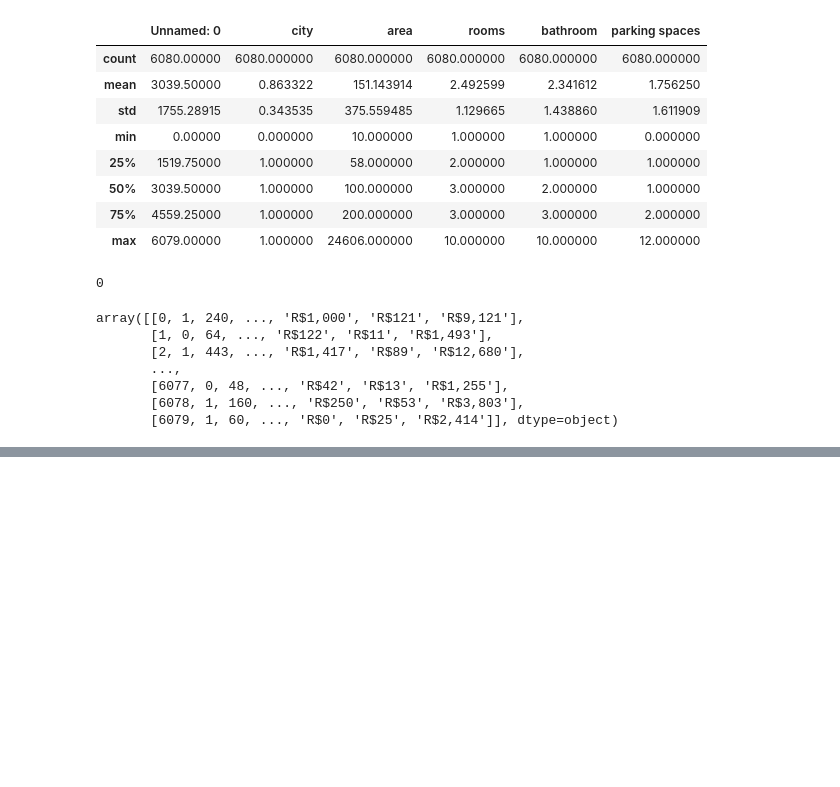
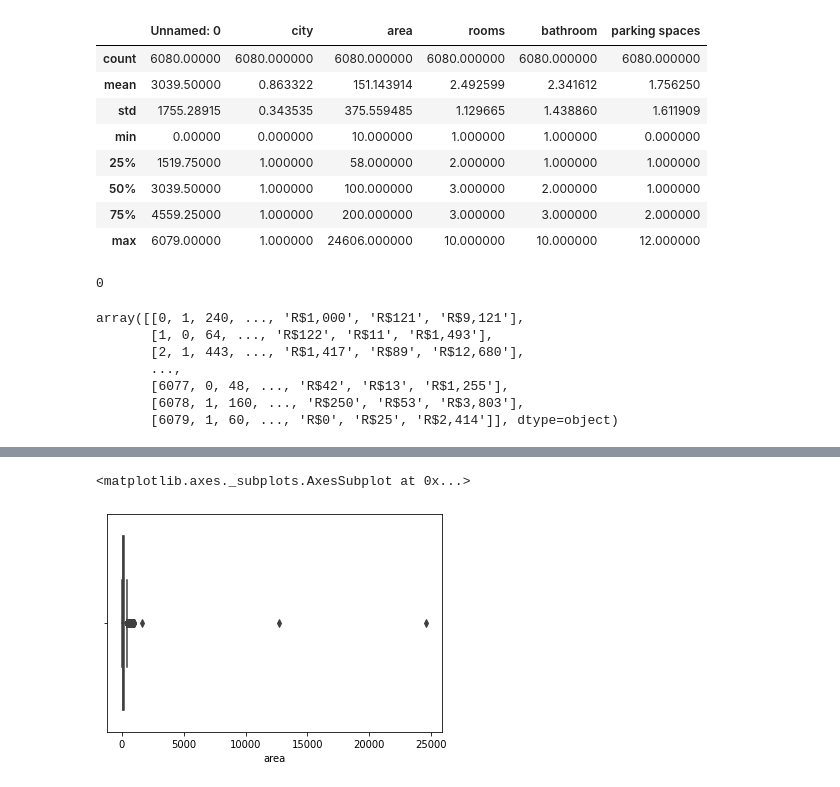
Before and after one commit to saima8/Data-Science-from-scratch, a Jupyter notebook: EDA_assinment.ipynb, the cells around one changed output, grey strips where cells are left out. Cells and saved outputs as stored; diff of their text form; code cells hidden in the pictures; blank space fills up the shorter version.

```diff
--- a/EDA_assinment.ipynb
+++ b/EDA_assinment.ipynb
@@ -137,0 +144,3 @@ array([[0, 1, 240, ..., 'R$1,000', 'R$121', 'R$9,121'],
+# %%
+data = pd.read_csv("/content/houses_to_rent.csv")
+data.head()
@@ -137,0 +194,5 @@ array([[0, 1, 240, ..., 'R$1,000', 'R$121', 'R$9,121'],
+# %%
+sns.boxplot(data['area'])
+# %% [output]
+<matplotlib.axes._subplots.AxesSubplot at 0x...>
+[figure, added]
```
Also changed, not shown: parts of 23 cells of this notebook.
